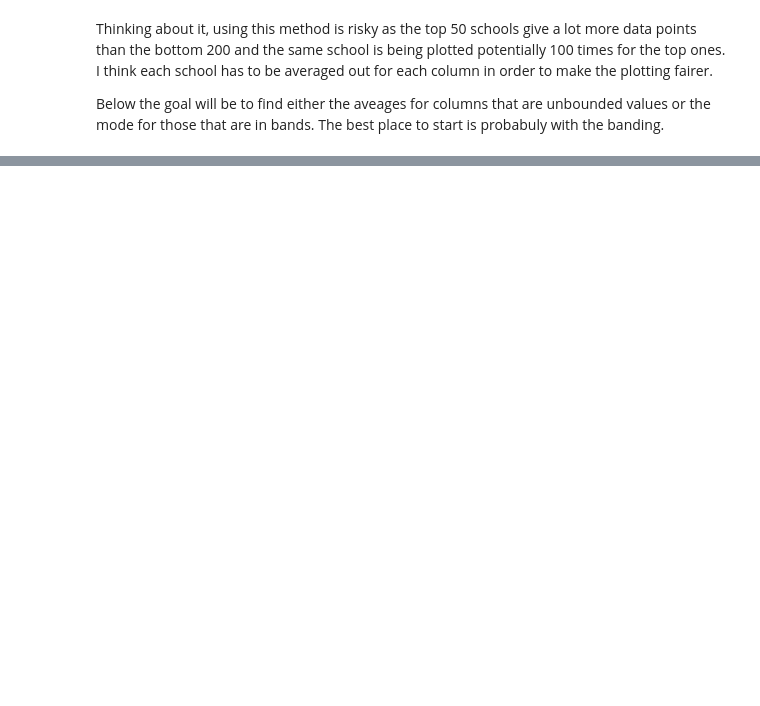
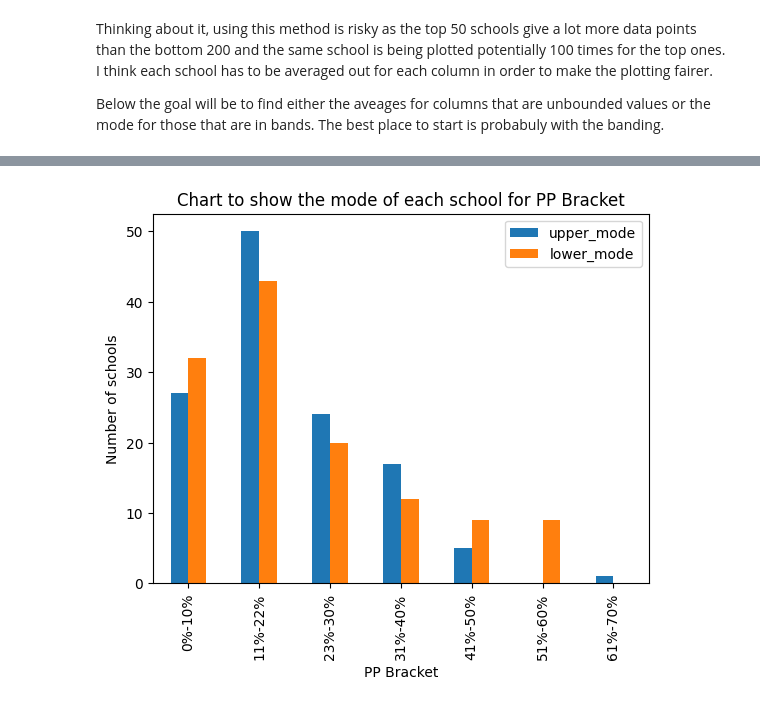
Before and after one commit to maxcwalker/documents, a Jupyter notebook: jupyter/prospectMapping/prospect_mapping_2.ipynb, the cells around one changed output, grey strips where cells are left out. Cells and saved outputs as stored; diff of their text form; code cells hidden in the pictures; blank space fills up the shorter version.

```diff
--- a/jupyter/prospectMapping/prospect_mapping_2.ipynb
+++ b/jupyter/prospectMapping/prospect_mapping_2.ipynb
@@ -147,0 +148,4 @@ mode_bar(col[44])
+# %%
+mode_bar(col[43], 0)
+# %% [output]
+[figure, added]
```
Also changed, not shown: parts of 14 cells of this notebook, 6 other files.
